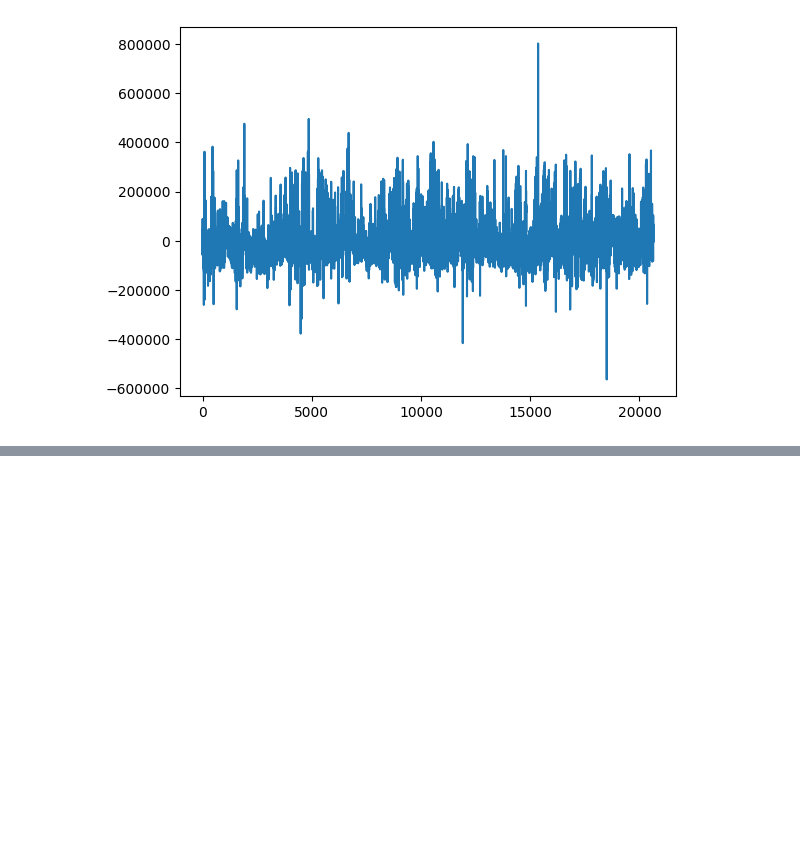
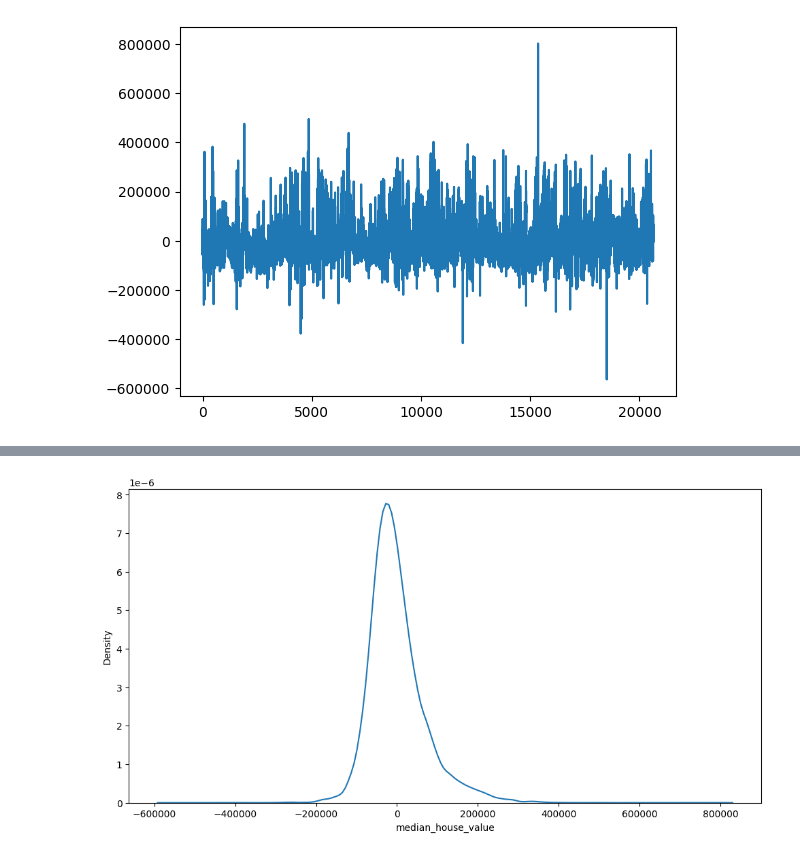
Before and after one commit to AyushDevadiga1/Machine-Learning, a Jupyter notebook: regression_assumptions.ipynb, the cells around one changed output, grey strips where cells are left out. Saved outputs shown, nothing was run; the diff lists cells and outputs as text; code cells hidden in the pictures; blank space fills up the shorter version.

```diff
--- a/regression_assumptions.ipynb
+++ b/regression_assumptions.ipynb
@@ -92,0 +110,8 @@ plt.show()
+# %%
+plt.figure(figsize=(12,6))
+sns.kdeplot(
+                data = residuals
+)
+plt.show()
+# %% [output]
+[figure, added]
```
Also changed, not shown: parts of 7 cells of this notebook.
